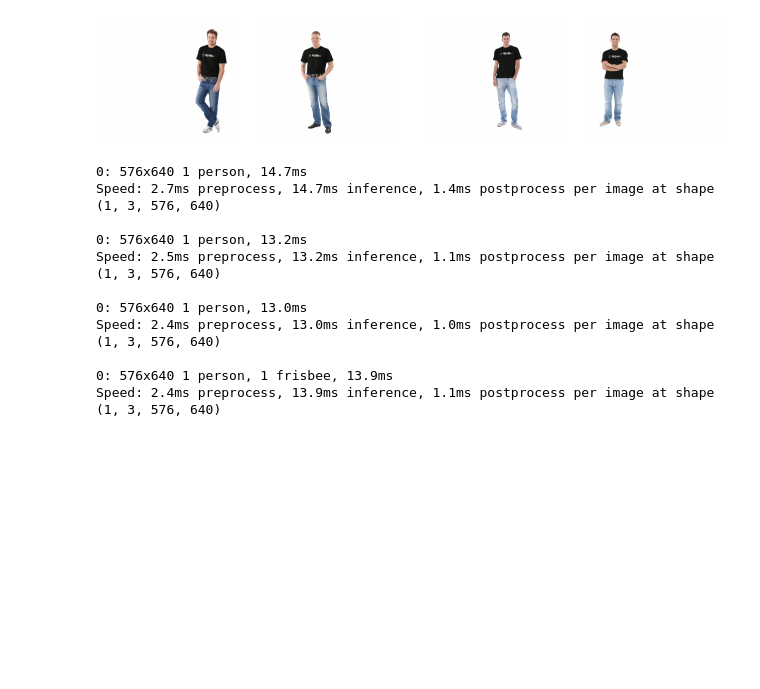
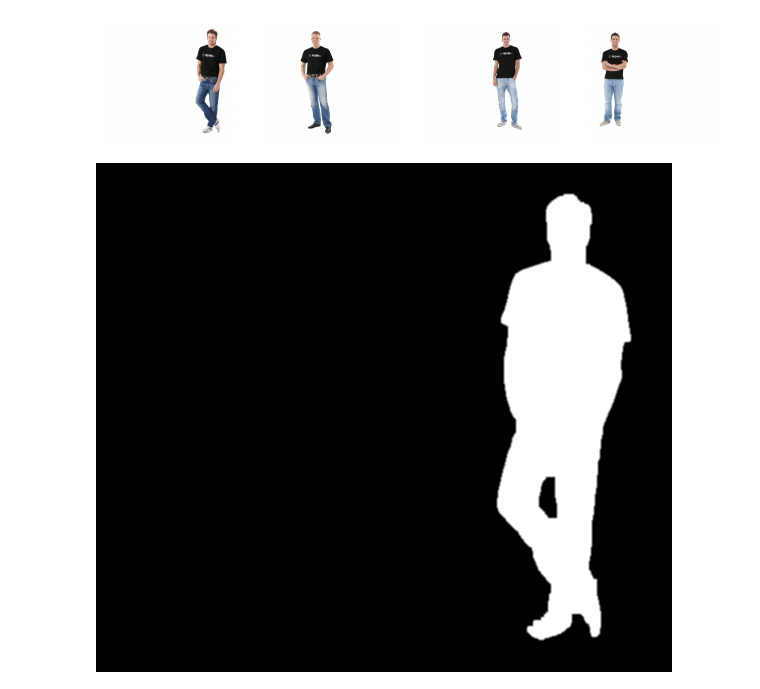
Before and after one commit to AJReade/Gen-AI-BFA-Umbrella-repo, a Jupyter notebook: vton_gradio_demo.ipynb, the cells around one changed output. Saved outputs shown, nothing was run; the diff lists cells and outputs as text; code cells hidden in the pictures; blank space fills up the shorter version.

```diff
--- a/vton_gradio_demo.ipynb
+++ b/vton_gradio_demo.ipynb
@@ -311,23 +337,3 @@ for i, person in enumerate(vton_people, 1):
 # %% [output]
 [figure]
 [figure]
-# %%
-vton_masks = []
-for people in vton_people:
-  W, H = people.size
-  results = model(np.array(people))
-  result = results[0]
-  mask = get_mask(result, H, W)[0]
-  vton_masks.append(mask)
-# %% [output]
-0: 576x640 1 person, 14.7ms
-Speed: 2.7ms preprocess, 14.7ms inference, 1.4ms postprocess per image at shape (1, 3, 576, 640)
-
-0: 576x640 1 person, 13.2ms
-Speed: 2.5ms preprocess, 13.2ms inference, 1.1ms postprocess per image at shape (1, 3, 576, 640)
-
-0: 576x640 1 person, 13.0ms
-Speed: 2.4ms preprocess, 13.0ms inference, 1.0ms postprocess per image at shape (1, 3, 576, 640)
-
-0: 576x640 1 person, 1 frisbee, 13.9ms
-Speed: 2.4ms preprocess, 13.9ms inference, 1.1ms postprocess per image at shape (1, 3, 576, 640)
@@ -333,0 +364,4 @@ Speed: 2.4ms preprocess, 13.9ms inference, 1.1ms postprocess per image at shape
+# %%
+Image.fromarray(vton_masks[0], mode="L")
+# %% [output]
+[figure, added]
```
Also changed, not shown: parts of 19 cells of this notebook.
